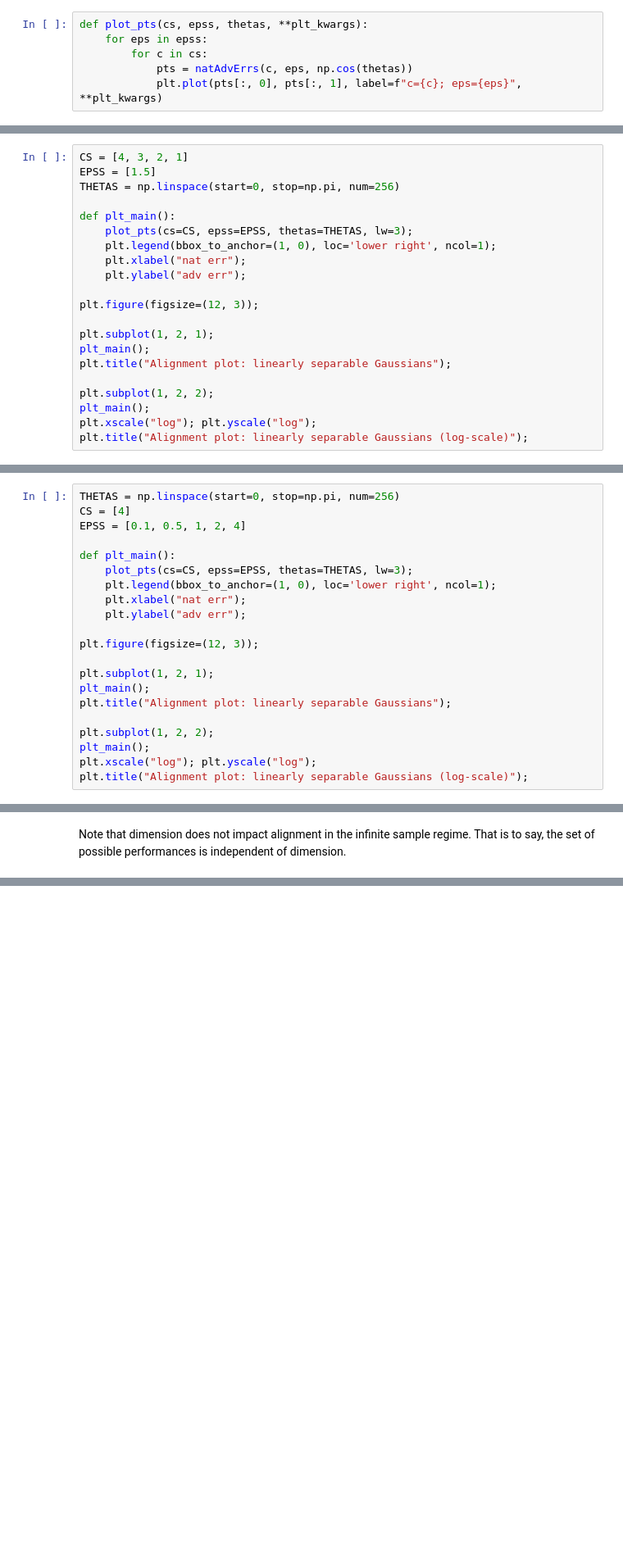
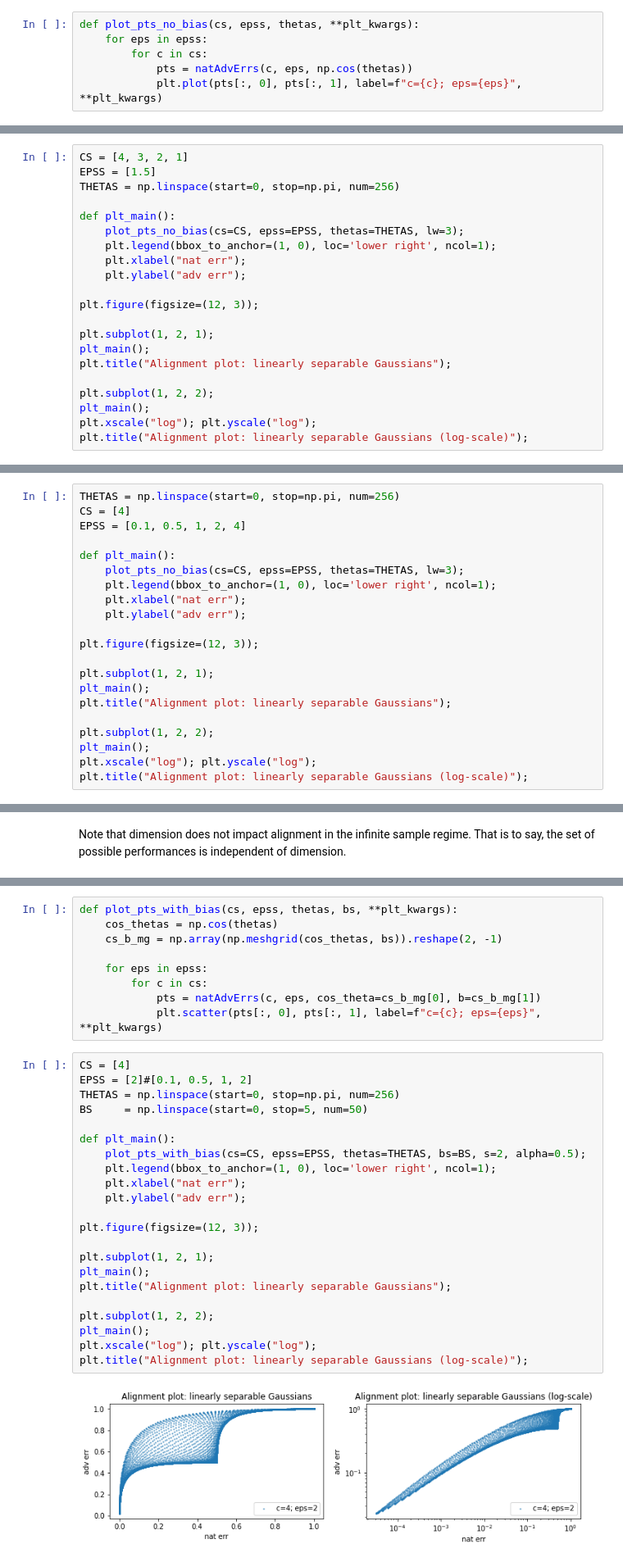
Before and after one commit to GilgameshxZero/adversarial-ntks, a Jupyter notebook: notebooks/low-level-causes/lin-sep-gaussian.ipynb, the cells around one changed output, grey strips where cells are left out. Shown at 82% size. Saved outputs shown, nothing was run; the diff lists cells and outputs as text; blank space fills up the shorter version.

Commit message:
Support bias in lin-sep-gaussian

```diff
--- a/notebooks/low-level-causes/lin-sep-gaussian.ipynb
+++ b/notebooks/low-level-causes/lin-sep-gaussian.ipynb
@@ -36,5 +38,5 @@ natAdvErrs(2, 0, np.cos(0)), natAdvErrs(2, 10, np.cos(0))
 # %%
-def plot_pts(cs, epss, thetas, **plt_kwargs):
+def plot_pts_no_bias(cs, epss, thetas, **plt_kwargs):
     for eps in epss:
         for c in cs:
             pts = natAdvErrs(c, eps, np.cos(thetas))
@@ -47,7 +49,7 @@ EPSS = [1.5]
 THETAS = np.linspace(start=0, stop=np.pi, num=256)
 
 def plt_main():
-    plot_pts(cs=CS, epss=EPSS, thetas=THETAS, lw=3);
+    plot_pts_no_bias(cs=CS, epss=EPSS, thetas=THETAS, lw=3);
     plt.legend(bbox_to_anchor=(1, 0), loc='lower right', ncol=1);
     plt.xlabel("nat err");
     plt.ylabel("adv err");
@@ -72,7 +74,7 @@ CS = [4]
 EPSS = [0.1, 0.5, 1, 2, 4]
 
 def plt_main():
-    plot_pts(cs=CS, epss=EPSS, thetas=THETAS, lw=3);
+    plot_pts_no_bias(cs=CS, epss=EPSS, thetas=THETAS, lw=3);
     plt.legend(bbox_to_anchor=(1, 0), loc='lower right', ncol=1);
     plt.xlabel("nat err");
     plt.ylabel("adv err");
@@ -98,0 +103,33 @@ That is to say, the set of possible performances is independent of dimension.
+# %%
+def plot_pts_with_bias(cs, epss, thetas, bs, **plt_kwargs):
+    cos_thetas = np.cos(thetas)
+    cs_b_mg = np.array(np.meshgrid(cos_thetas, bs)).reshape(2, -1)
+
+    for eps in epss:
+        for c in cs:
+            pts = natAdvErrs(c, eps, cos_theta=cs_b_mg[0], b=cs_b_mg[1])
+            plt.scatter(pts[:, 0], pts[:, 1], label=f"c={c}; eps={eps}", **plt_kwargs)
+# %%
+CS = [4]
+EPSS = [2]#[0.1, 0.5, 1, 2]
+THETAS = np.linspace(start=0, stop=np.pi, num=256)
+BS     = np.linspace(start=0, stop=5, num=50)
+
+def plt_main():
+    plot_pts_with_bias(cs=CS, epss=EPSS, thetas=THETAS, bs=BS, s=2, alpha=0.5);
+    plt.legend(bbox_to_anchor=(1, 0), loc='lower right', ncol=1);
+    plt.xlabel("nat err");
+    plt.ylabel("adv err");
+
+plt.figure(figsize=(12, 3));
+
+plt.subplot(1, 2, 1);
+plt_main();
+plt.title("Alignment plot: linearly separable Gaussians");
+
+plt.subplot(1, 2, 2);
+plt_main();
+plt.xscale("log"); plt.yscale("log");
+plt.title("Alignment plot: linearly separable Gaussians (log-scale)");
+# %% [output]
+[figure, added]
```
Also changed, not shown: parts of 7 cells of this notebook.
